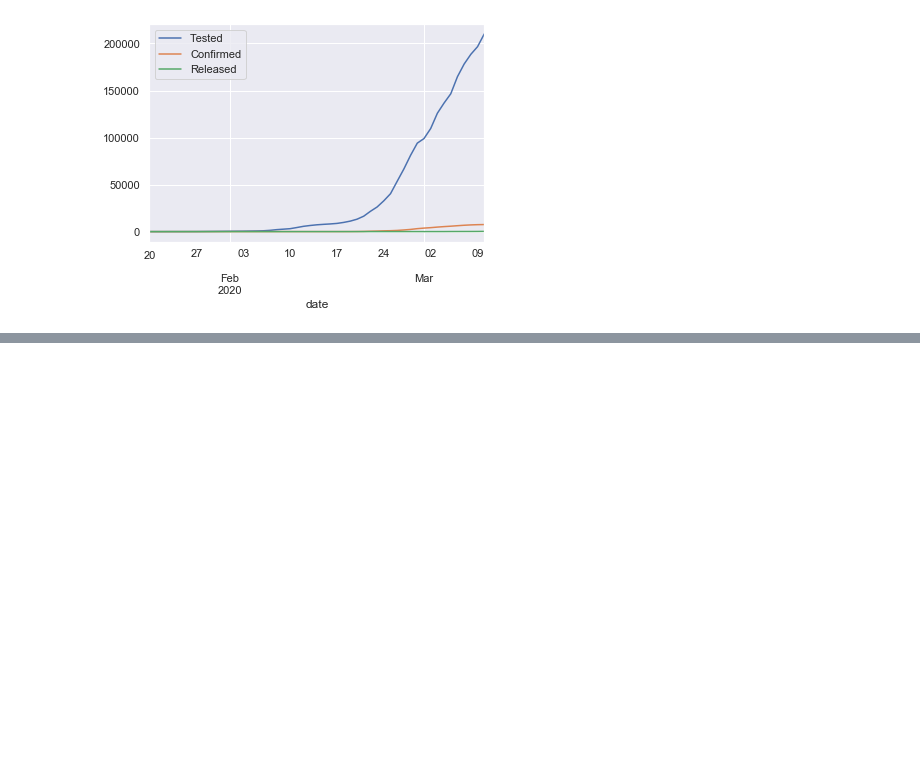
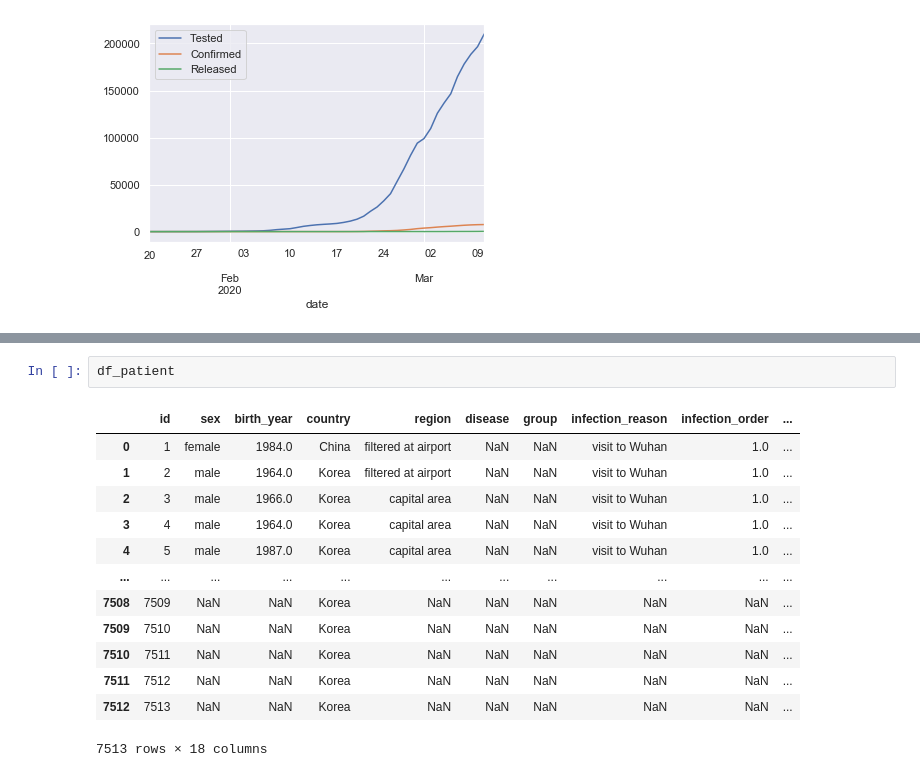
Before and after one commit to andyakrn/COVID_19, a Jupyter notebook: covid-19-SKorea.ipynb, the cells around one changed output, grey strips where cells are left out. Saved outputs shown, nothing was run; the diff lists cells and outputs as text; blank space fills up the shorter version.

```diff
--- a/covid-19-SKorea.ipynb
+++ b/covid-19-SKorea.ipynb
@@ -112,0 +157,16 @@ plt.legend()
+# %%
+df_patient
+# %% [output]
+|  | id | sex | birth_year | country | region | disease | group | infection_reason | infection_order | ... |
+| 0 | 1 | female | 1984.0 | China | filtered at airport | NaN | NaN | visit to Wuhan | 1.0 | ... |
+| 1 | 2 | male | 1964.0 | Korea | filtered at airport | NaN | NaN | visit to Wuhan | 1.0 | ... |
+| 2 | 3 | male | 1966.0 | Korea | capital area | NaN | NaN | visit to Wuhan | 1.0 | ... |
+| 3 | 4 | male | 1964.0 | Korea | capital area | NaN | NaN | visit to Wuhan | 1.0 | ... |
+| 4 | 5 | male | 1987.0 | Korea | capital area | NaN | NaN | visit to Wuhan | 1.0 | ... |
+| ... | ... | ... | ... | ... | ... | ... | ... | ... | ... | ... |
+| 7508 | 7509 | NaN | NaN | Korea | NaN | NaN | NaN | NaN | NaN | ... |
+| 7509 | 7510 | NaN | NaN | Korea | NaN | NaN | NaN | NaN | NaN | ... |
+| 7510 | 7511 | NaN | NaN | Korea | NaN | NaN | NaN | NaN | NaN | ... |
+| 7511 | 7512 | NaN | NaN | Korea | NaN | NaN | NaN | NaN | NaN | ... |
+| 7512 | 7513 | NaN | NaN | Korea | NaN | NaN | NaN | NaN | NaN | ... |
+7513 rows × 18 columns
```
Also changed, not shown: parts of 5 cells of this notebook.
